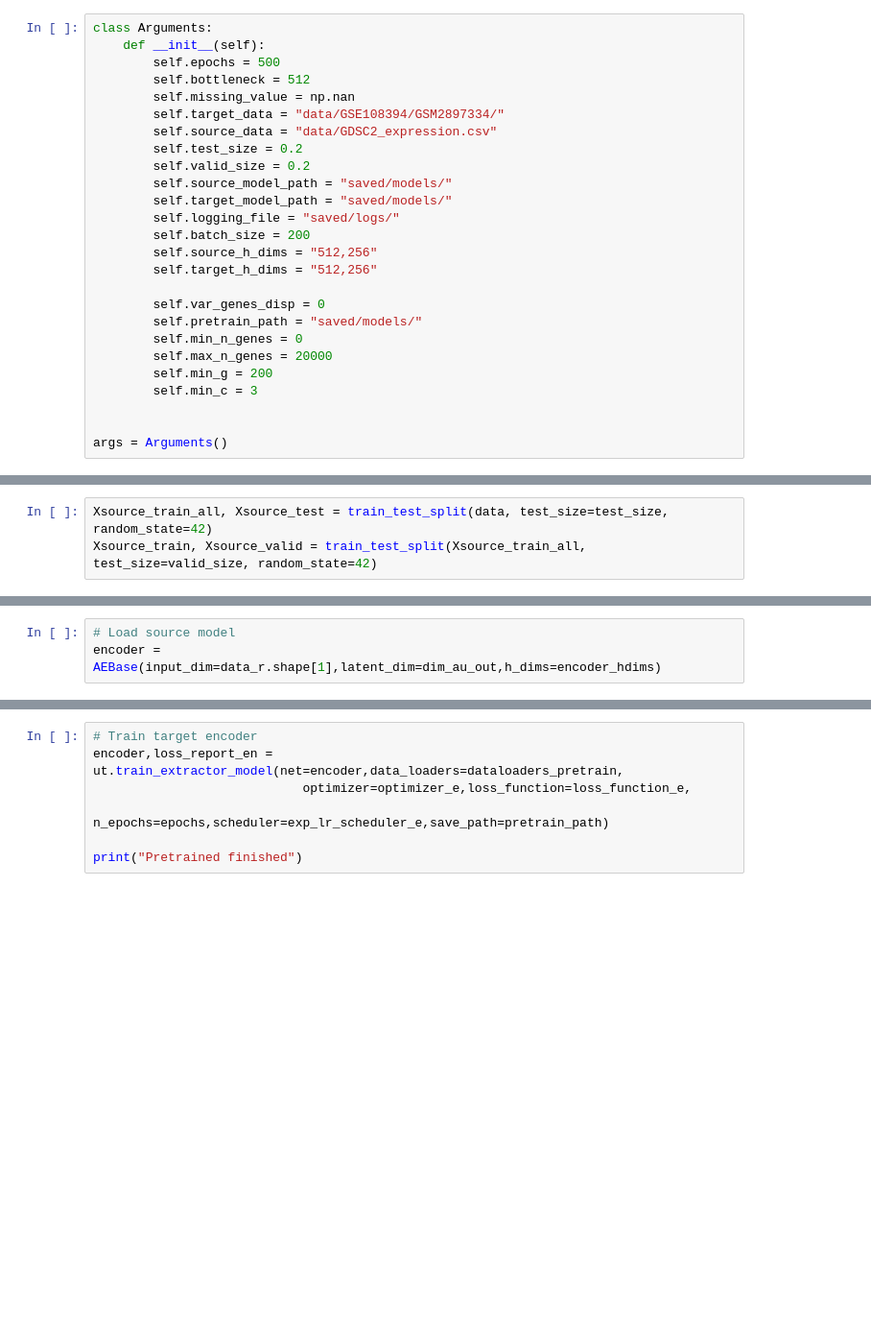
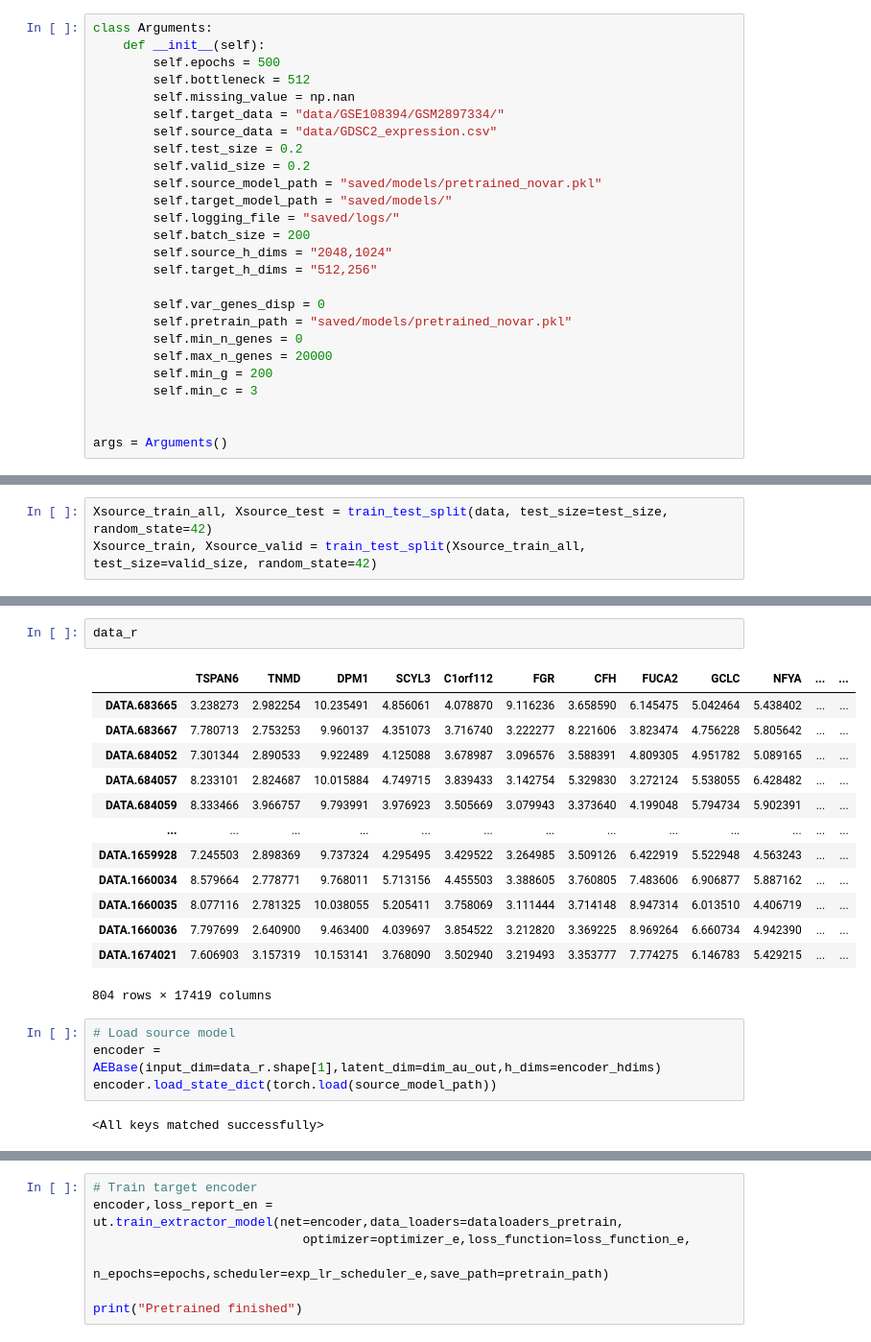
Before and after one commit to juychen/trainsource, a Jupyter notebook: transfer.ipynb, the cells around one changed output, grey strips where cells are left out. Shown at 96% size. Drawn from its saved outputs; the diff is of its cells as text; blank space fills up the shorter version.

```diff
--- a/transfer.ipynb
+++ b/transfer.ipynb
@@ -36,15 +52,15 @@ class Arguments:
         self.source_data = "data/GDSC2_expression.csv"
         self.test_size = 0.2
         self.valid_size = 0.2
-        self.source_model_path = "saved/models/"
+        self.source_model_path = "saved/models/pretrained_novar.pkl"
         self.target_model_path = "saved/models/"
         self.logging_file = "saved/logs/"
         self.batch_size = 200
-        self.source_h_dims = "512,256"
+        self.source_h_dims = "2048,1024"
         self.target_h_dims = "512,256"
 
         self.var_genes_disp = 0
-        self.pretrain_path = "saved/models/"
+        self.pretrain_path = "saved/models/pretrained_novar.pkl"
         self.min_n_genes = 0
         self.max_n_genes = 20000
         self.min_g = 200
@@ -235,3 +252,22 @@ X_allDataLoader = DataLoader(dataset=sourceall_dataset, batch_size=batch_size, s
+# %%
+data_r
+# %% [output]
+|  | TSPAN6 | TNMD | DPM1 | SCYL3 | C1orf112 | FGR | CFH | FUCA2 | GCLC | NFYA | ... | ... |
+| DATA.683665 | 3.238273 | 2.982254 | 10.235491 | 4.856061 | 4.078870 | 9.116236 | 3.658590 | 6.145475 | 5.042464 | 5.438402 | ... | ... |
+| DATA.683667 | 7.780713 | 2.753253 | 9.960137 | 4.351073 | 3.716740 | 3.222277 | 8.221606 | 3.823474 | 4.756228 | 5.805642 | ... | ... |
+| DATA.684052 | 7.301344 | 2.890533 | 9.922489 | 4.125088 | 3.678987 | 3.096576 | 3.588391 | 4.809305 | 4.951782 | 5.089165 | ... | ... |
+| DATA.684057 | 8.233101 | 2.824687 | 10.015884 | 4.749715 | 3.839433 | 3.142754 | 5.329830 | 3.272124 | 5.538055 | 6.428482 | ... | ... |
+| DATA.684059 | 8.333466 | 3.966757 | 9.793991 | 3.976923 | 3.505669 | 3.079943 | 3.373640 | 4.199048 | 5.794734 | 5.902391 | ... | ... |
+| ... | ... | ... | ... | ... | ... | ... | ... | ... | ... | ... | ... | ... |
+| DATA.1659928 | 7.245503 | 2.898369 | 9.737324 | 4.295495 | 3.429522 | 3.264985 | 3.509126 | 6.422919 | 5.522948 | 4.563243 | ... | ... |
+| DATA.1660034 | 8.579664 | 2.778771 | 9.768011 | 5.713156 | 4.455503 | 3.388605 | 3.760805 | 7.483606 | 6.906877 | 5.887162 | ... | ... |
+| DATA.1660035 | 8.077116 | 2.781325 | 10.038055 | 5.205411 | 3.758069 | 3.111444 | 3.714148 | 8.947314 | 6.013510 | 4.406719 | ... | ... |
+| DATA.1660036 | 7.797699 | 2.640900 | 9.463400 | 4.039697 | 3.854522 | 3.212820 | 3.369225 | 8.969264 | 6.660734 | 4.942390 | ... | ... |
+| DATA.1674021 | 7.606903 | 3.157319 | 10.153141 | 3.768090 | 3.502940 | 3.219493 | 3.353777 | 7.774275 | 6.146783 | 5.429215 | ... | ... |
+804 rows × 17419 columns
 # %%
 # Load source model
 encoder = AEBase(input_dim=data_r.shape[1],latent_dim=dim_au_out,h_dims=encoder_hdims)
+encoder.load_state_dict(torch.load(source_model_path))
+# %% [output]
+<All keys matched successfully>
```
Also changed, not shown: parts of 7 cells of this notebook, 1 other file.
